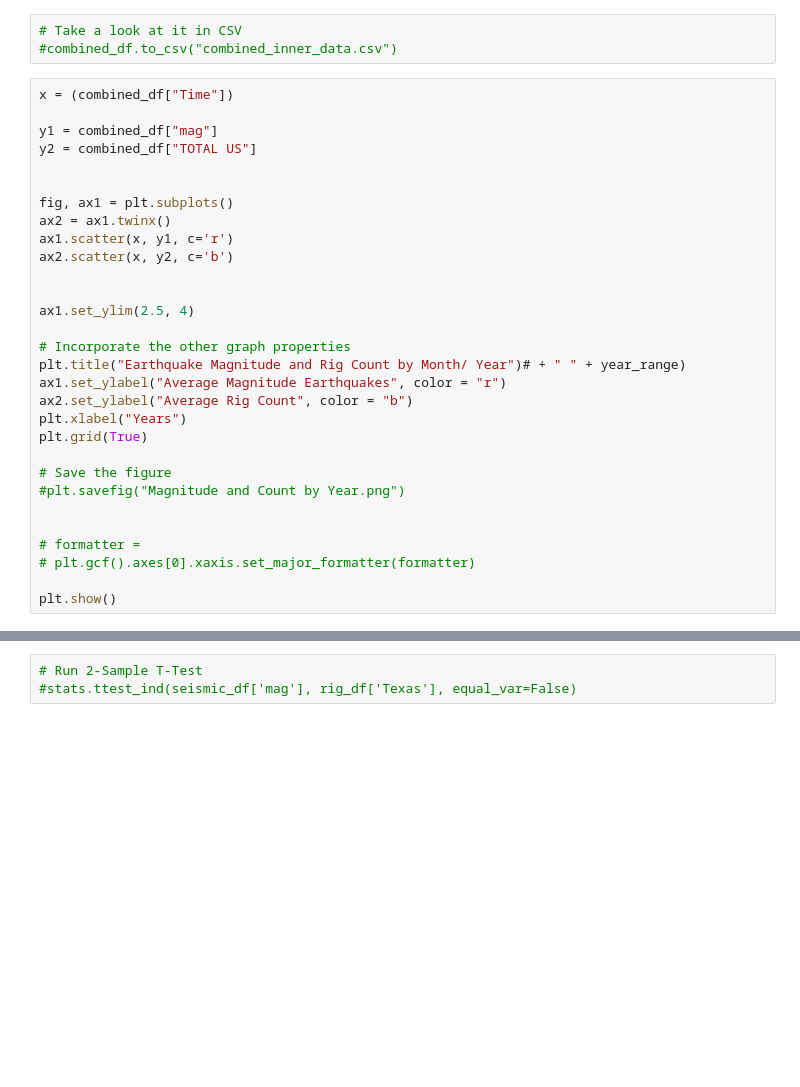
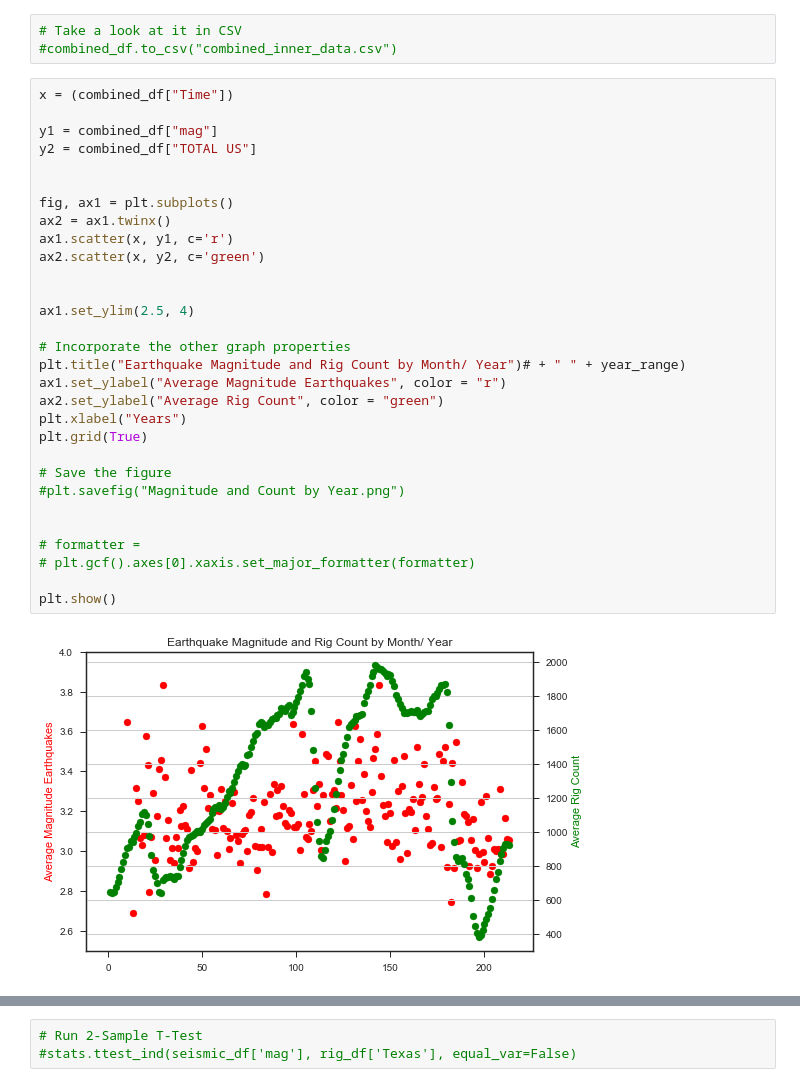
Before and after one commit to AbrahamEapen/Earthquake-Economics, a Jupyter notebook: Analyzing Seismic and Rig Count.ipynb, the cells around one changed output, grey strips where cells are left out. Cells and saved outputs as stored; diff of their text form; blank space fills up the shorter version.

```diff
--- a/Analyzing Seismic and Rig Count.ipynb
+++ b/Analyzing Seismic and Rig Count.ipynb
@@ -105,33 +199,35 @@ combined_df.dtypes
 # %%
 x = (combined_df["Time"])
 
 y1 = combined_df["mag"]
 y2 = combined_df["TOTAL US"]
 
 
 fig, ax1 = plt.subplots()
 ax2 = ax1.twinx()
 ax1.scatter(x, y1, c='r')
-ax2.scatter(x, y2, c='b')
+ax2.scatter(x, y2, c='green')
 
 
 ax1.set_ylim(2.5, 4)
 
 # Incorporate the other graph properties
 plt.title("Earthquake Magnitude and Rig Count by Month/ Year")# + " " + year_range)
 ax1.set_ylabel("Average Magnitude Earthquakes", color = "r")
-ax2.set_ylabel("Average Rig Count", color = "b")
+ax2.set_ylabel("Average Rig Count", color = "green")
 plt.xlabel("Years")
 plt.grid(True)
 
 # Save the figure
 #plt.savefig("Magnitude and Count by Year.png")
 
 
 # formatter =
 # plt.gcf().axes[0].xaxis.set_major_formatter(formatter)
 
 plt.show()
+# %% [output]
+[figure, added]
 # %%
 
 # Plot the Data
```
Also changed, not shown: parts of 17 cells of this notebook.
